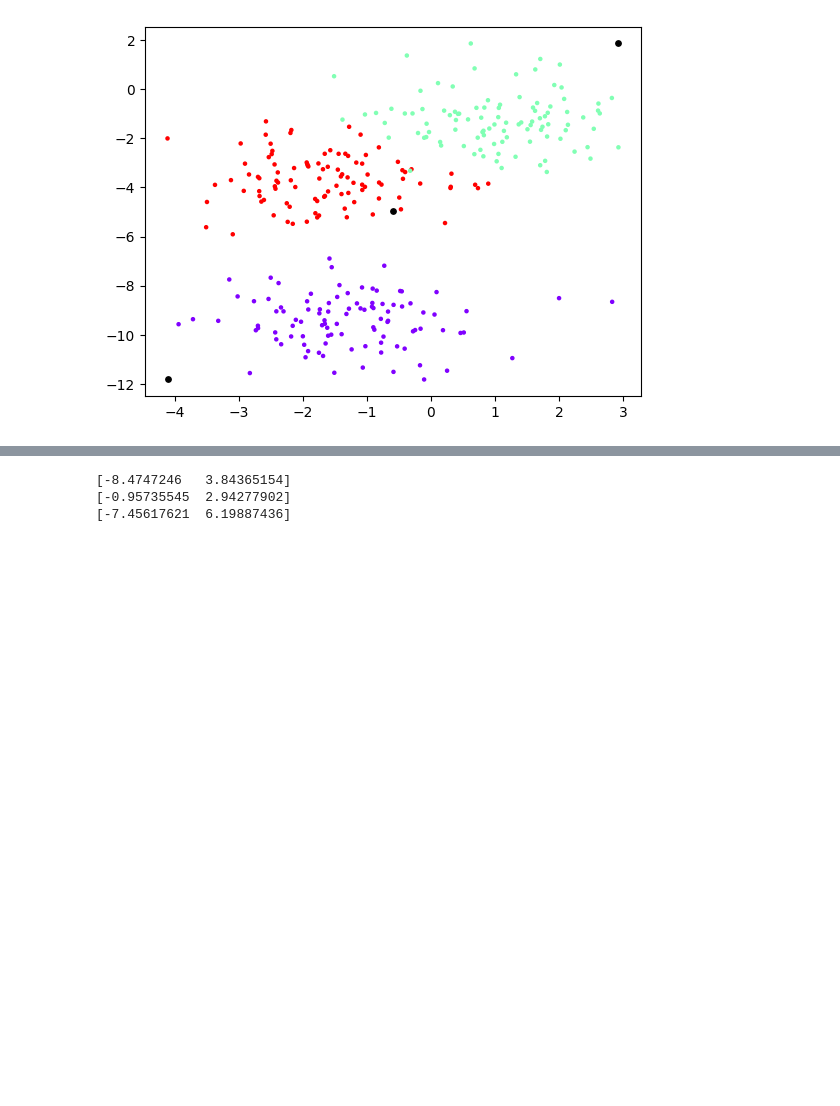
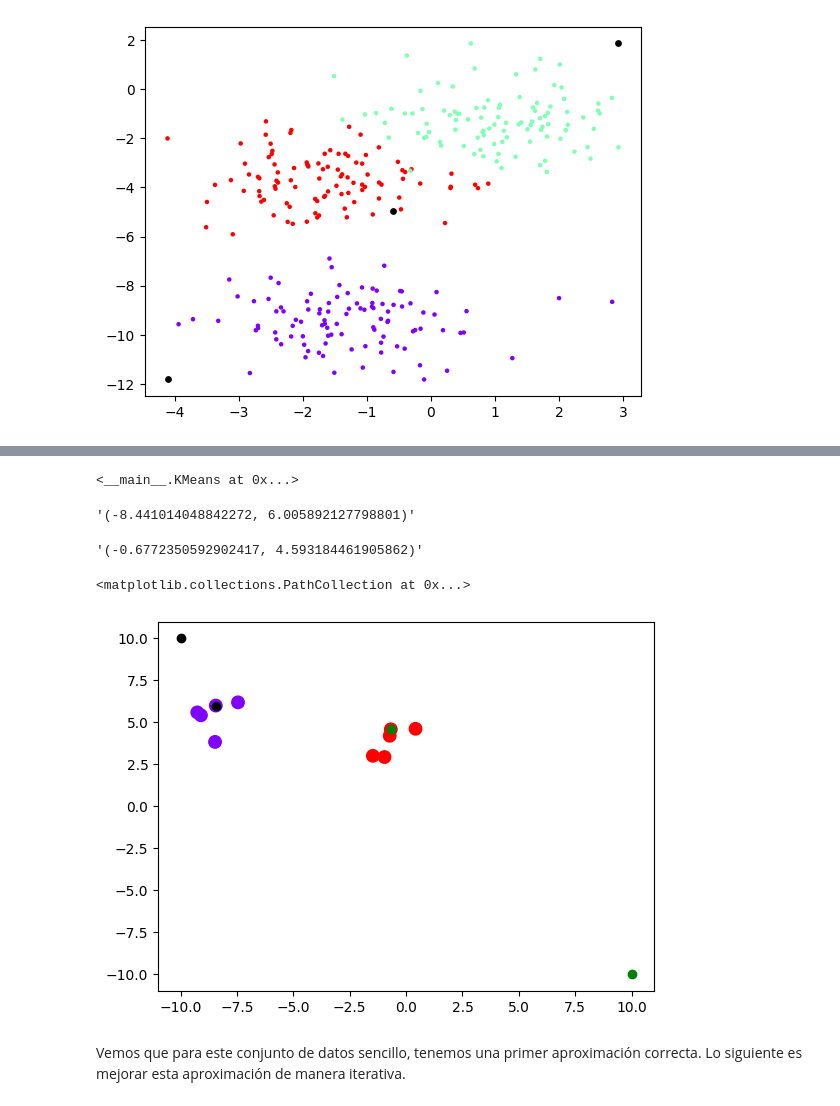
Before and after one commit to evcereti/Aprendiendo_ML_y_DS, a Jupyter notebook: K_means_clustering.ipynb, the cells around one changed output, grey strips where cells are left out. Cells and saved outputs as stored; diff of their text form; code cells hidden in the pictures; blank space fills up the shorter version.

Commit message:
Se añade la impresión de la primera aproximación.

```diff
--- a/K_means_clustering.ipynb
+++ b/K_means_clustering.ipynb
@@ -259,7 +336,0 @@ NameError: name 'KMeans' is not defined
-# %%
-for i in range(3):
-  print(X1[i])
-# %% [output]
-[-8.4747246   3.84365154]
-[-0.95735545  2.94277902]
-[-7.45617621  6.19887436]
@@ -265,0 +339,23 @@ for i in range(3):
+# %%
+predictor.fit()
+# %% [output]
+<__main__.KMeans at 0x...>
+# %%
+predictor.predict(Coord(-10, 10))
+# %% [output]
+'(-8.441014048842272, 6.005892127798801)'
+# %%
+predictor.predict(Coord(10, -10))
+# %% [output]
+'(-0.6772350592902417, 4.593184461905862)'
+# %%
+plt.scatter(X1[:, 0], X1[:, 1], c=y1, s=80, cmap='rainbow')
+plt.scatter(-10, 10, c="black")
+plt.scatter(-8.441014048842272, 6.005892127798801, c="black")
+plt.scatter(10, -10, c="green")
+plt.scatter(-0.6772350592902417, 4.593184461905862, c="green")
+# %% [output]
+<matplotlib.collections.PathCollection at 0x...>
+[figure, added]
+# %% [markdown]
+Vemos que para este conjunto de datos sencillo, tenemos una primer aproximación correcta. Lo siguiente es mejorar esta aproximación de manera iterativa.
```
Also changed, not shown: parts of 8 cells of this notebook.
